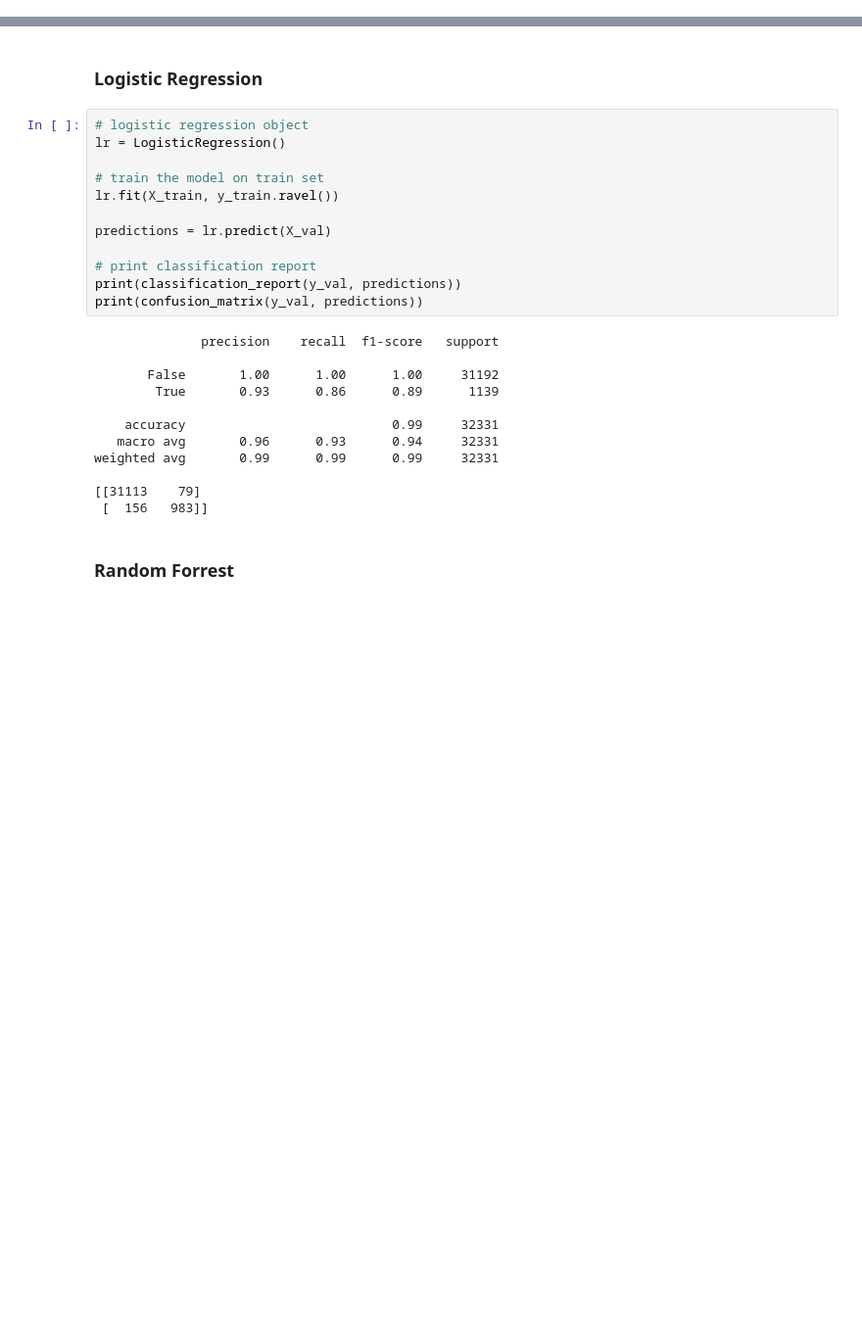
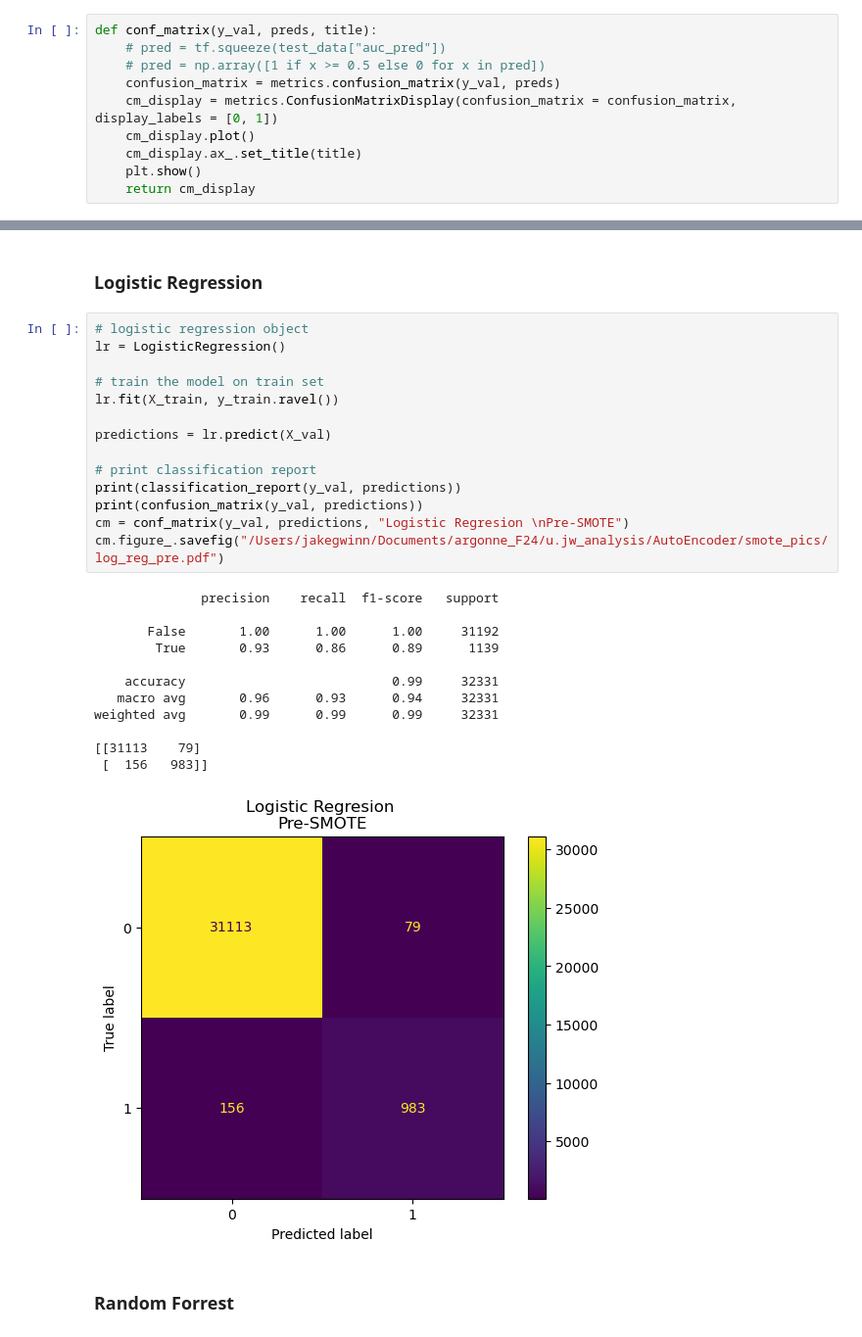
Before and after one commit to jagwinn/SMOTE_UNO, a Jupyter notebook: smote_uno.ipynb, the cells around one changed output, grey strips where cells are left out. Shown at 98% size. Saved outputs shown, nothing was run; the diff lists cells and outputs as text; blank space fills up the shorter version.

```diff
--- a/smote_uno.ipynb
+++ b/smote_uno.ipynb
@@ -16,3 +27,13 @@ from sklearn.preprocessing import StandardScaler
+# %%
+def conf_matrix(y_val, preds, title):
+    # pred = tf.squeeze(test_data["auc_pred"])
+    # pred = np.array([1 if x >= 0.5 else 0 for x in pred])
+    confusion_matrix = metrics.confusion_matrix(y_val, preds)
+    cm_display = metrics.ConfusionMatrixDisplay(confusion_matrix = confusion_matrix, display_labels = [0, 1])
+    cm_display.plot()
+    cm_display.ax_.set_title(title)
+    plt.show()
+    return cm_display
 # %%
 os.chdir("/Users/jakegwinn/Documents/argonne_F24/UNO.jw")
 wd = os.getcwd()
@@ -72,27 +93,30 @@ Number transactions y_test dataset:  (35924,)
 # %%
 # logistic regression object
 lr = LogisticRegression()
 
 # train the model on train set
 lr.fit(X_train, y_train.ravel())
 
 predictions = lr.predict(X_val)
 
 # print classification report
 print(classification_report(y_val, predictions))
 print(confusion_matrix(y_val, predictions))
+cm = conf_matrix(y_val, predictions, "Logistic Regresion \nPre-SMOTE")
+cm.figure_.savefig("/Users/jakegwinn/Documents/argonne_F24/u.jw_analysis/AutoEncoder/smote_pics/log_reg_pre.pdf")
 # %% [output]
               precision    recall  f1-score   support
 
        False       1.00      1.00      1.00     31192
         True       0.93      0.86      0.89      1139
 
     accuracy                           0.99     32331
    macro avg       0.96      0.93      0.94     32331
 weighted avg       0.99      0.99      0.99     32331
 
 [[31113    79]
  [  156   983]]
+[figure, added]
 # %% [markdown]
 ### Random Forrest
 # %%
```
Also changed, not shown: parts of 11 cells of this notebook, 9 other files.
